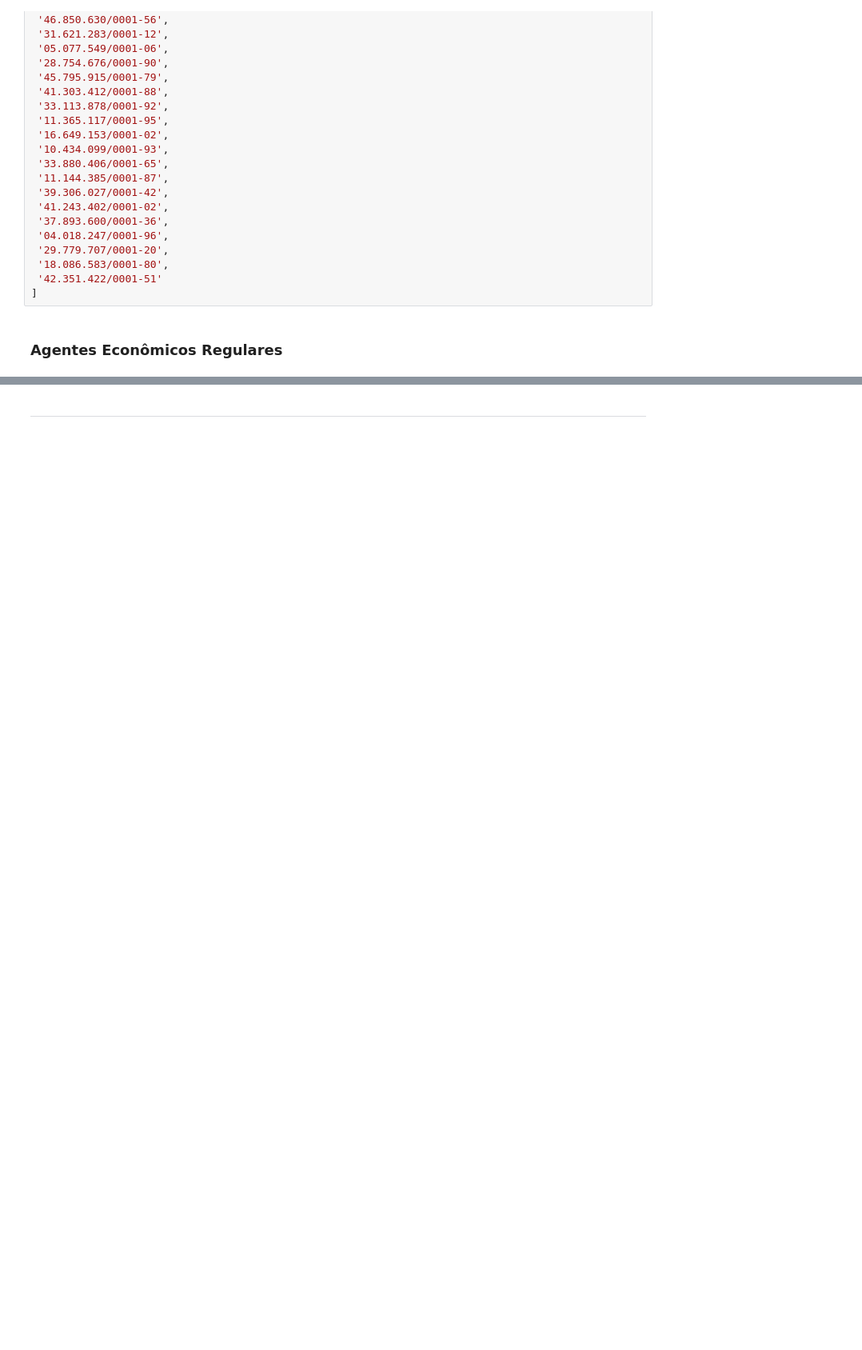
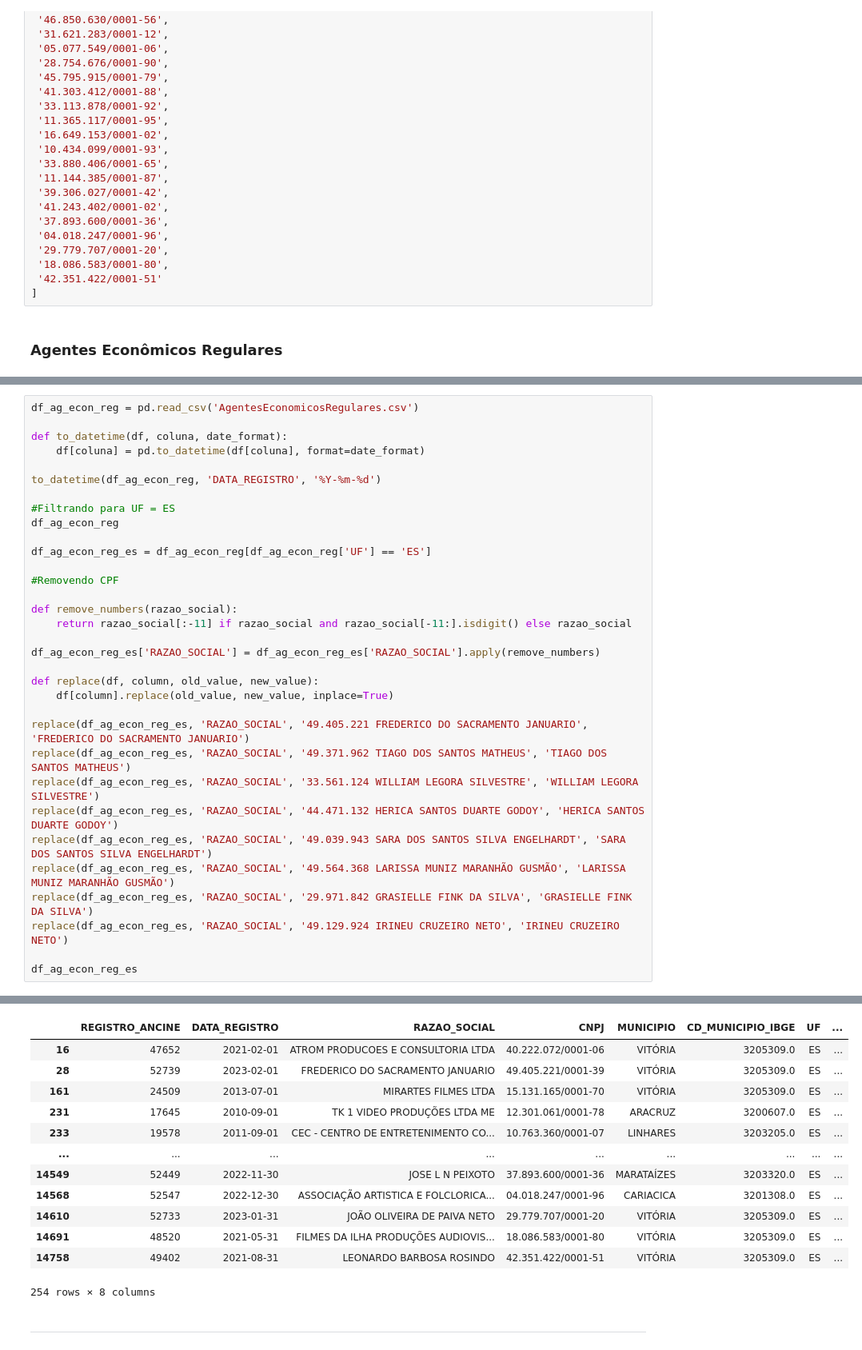
Before and after one commit to fonsecadados/ANCINE-ETL-dados-abertos, a Jupyter notebook: EDA/Ancine_ES/AncineES_EDA.ipynb, the cells around one changed output, grey strips where cells are left out. Shown: that part at 80% size. Drawn from its saved outputs; the diff is of its cells as text; blank space fills up the shorter version.

```diff
--- a/EDA/Ancine_ES/AncineES_EDA.ipynb
+++ b/EDA/Ancine_ES/AncineES_EDA.ipynb
@@ -287,0 +262,34 @@ df_ag_econ_reg_es
+# %%
+df_ag_econ_reg = pd.read_csv('AgentesEconomicosRegulares.csv')
+
+def to_datetime(df, coluna, date_format):
+    df[coluna] = pd.to_datetime(df[coluna], format=date_format)
+
+to_datetime(df_ag_econ_reg, 'DATA_REGISTRO', '%Y-%m-%d')
+
+#Filtrando para UF = ES
+df_ag_econ_reg
+
+df_ag_econ_reg_es = df_ag_econ_reg[df_ag_econ_reg['UF'] == 'ES']
+
+#Removendo CPF
+
+def remove_numbers(razao_social):
+    return razao_social[:-11] if razao_social and razao_social[-11:].isdigit() else razao_social
+
+df_ag_econ_reg_es['RAZAO_SOCIAL'] = df_ag_econ_reg_es['RAZAO_SOCIAL'].apply(remove_numbers)
+
+def replace(df, column, old_value, new_value):
+    df[column].replace(old_value, new_value, inplace=True)
+
+replace(df_ag_econ_reg_es, 'RAZAO_SOCIAL', '49.405.221 FREDERICO DO SACRAMENTO JANUARIO', 'FREDERICO DO SACRAMENTO JANUARIO')
+replace(df_ag_econ_reg_es, 'RAZAO_SOCIAL', '49.371.962 TIAGO DOS SANTOS MATHEUS', 'TIAGO DOS SANTOS MATHEUS')
+replace(df_ag_econ_reg_es, 'RAZAO_SOCIAL', '33.561.124 WILLIAM LEGORA SILVESTRE', 'WILLIAM LEGORA SILVESTRE')
+replace(df_ag_econ_reg_es, 'RAZAO_SOCIAL', '44.471.132 HERICA SANTOS DUARTE GODOY', 'HERICA SANTOS DUARTE GODOY')
+replace(df_ag_econ_reg_es, 'RAZAO_SOCIAL', '49.039.943 SARA DOS SANTOS SILVA ENGELHARDT', 'SARA DOS SANTOS SILVA ENGELHARDT')
+replace(df_ag_econ_reg_es, 'RAZAO_SOCIAL', '49.564.368 LARISSA MUNIZ MARANHÃO GUSMÃO', 'LARISSA MUNIZ MARANHÃO GUSMÃO')
+replace(df_ag_econ_reg_es, 'RAZAO_SOCIAL', '29.971.842 GRASIELLE FINK DA SILVA', 'GRASIELLE FINK DA SILVA')
+replace(df_ag_econ_reg_es, 'RAZAO_SOCIAL', '49.129.924 IRINEU CRUZEIRO NETO', 'IRINEU CRUZEIRO NETO')
+
+df_ag_econ_reg_es
+# %% [output]
@@ -288,3 +305,16 @@ df_ag_econ_reg_es
+|  | REGISTRO_ANCINE | DATA_REGISTRO | RAZAO_SOCIAL | CNPJ | MUNICIPIO | CD_MUNICIPIO_IBGE | UF | ... |
+| 16 | 47652 | 2021-02-01 | ATROM PRODUCOES E CONSULTORIA LTDA | 40.222.072/0001-06 | VITÓRIA | 3205309.0 | ES | ... |
+| 28 | 52739 | 2023-02-01 | FREDERICO DO SACRAMENTO JANUARIO | 49.405.221/0001-39 | VITÓRIA | 3205309.0 | ES | ... |
+| 161 | 24509 | 2013-07-01 | MIRARTES FILMES LTDA | 15.131.165/0001-70 | VITÓRIA | 3205309.0 | ES | ... |
+| 231 | 17645 | 2010-09-01 | TK 1 VIDEO PRODUÇÕES LTDA ME | 12.301.061/0001-78 | ARACRUZ | 3200607.0 | ES | ... |
+| 233 | 19578 | 2011-09-01 | CEC - CENTRO DE ENTRETENIMENTO CO... | 10.763.360/0001-07 | LINHARES | 3203205.0 | ES | ... |
+| ... | ... | ... | ... | ... | ... | ... | ... | ... |
+| 14549 | 52449 | 2022-11-30 | JOSE L N PEIXOTO | 37.893.600/0001-36 | MARATAÍZES | 3203320.0 | ES | ... |
+| 14568 | 52547 | 2022-12-30 | ASSOCIAÇÃO ARTISTICA E FOLCLORICA... | 04.018.247/0001-96 | CARIACICA | 3201308.0 | ES | ... |
+| 14610 | 52733 | 2023-01-31 | JOÃO OLIVEIRA DE PAIVA NETO | 29.779.707/0001-20 | VITÓRIA | 3205309.0 | ES | ... |
+| 14691 | 48520 | 2021-05-31 | FILMES DA ILHA PRODUÇÕES AUDIOVIS... | 18.086.583/0001-80 | VITÓRIA | 3205309.0 | ES | ... |
+| 14758 | 49402 | 2021-08-31 | LEONARDO BARBOSA ROSINDO | 42.351.422/0001-51 | VITÓRIA | 3205309.0 | ES | ... |
+254 rows × 8 columns
 # %% [markdown]
 ---
 # %% [markdown]
```
Also changed, not shown: parts of 12 cells of this notebook, 32 other files.
